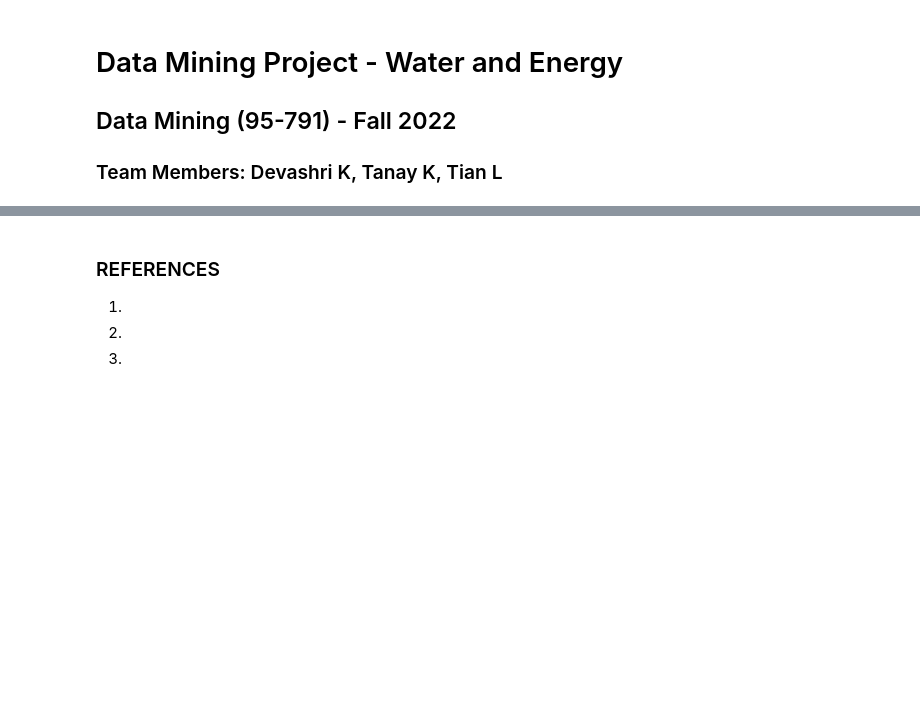
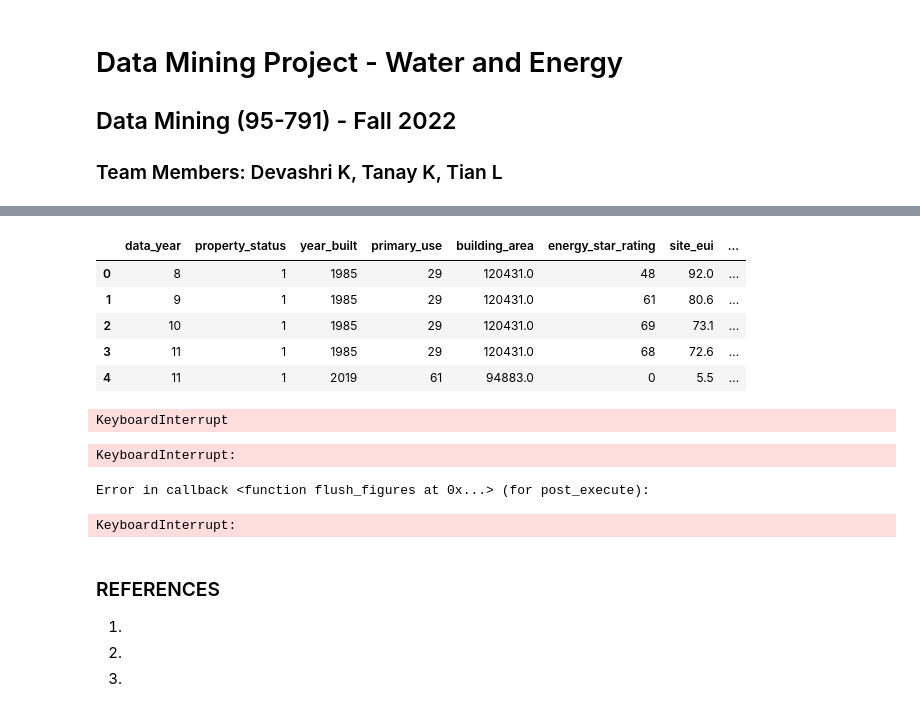
Before and after one commit to tanay-gits/DMiningProject, a Jupyter notebook: DMProject_Water_Energy.ipynb, the cells around one changed output, grey strips where cells are left out. Drawn from its saved outputs; the diff is of its cells as text; code cells hidden in the pictures; blank space fills up the shorter version.

```diff
--- a/DMProject_Water_Energy.ipynb
+++ b/DMProject_Water_Energy.ipynb
@@ -27,0 +140,7 @@ simplefilter(action='ignore', category=FutureWarning)
+# %%
+df_raw['year_built'] = df_raw['year_built'].fillna(df_raw['year_built'].mean())
+df_raw['ward'] = df_raw['ward'].fillna(df_raw['ward'].mode()[0])
+df_raw['owner_of_record'] = df_raw['owner_of_record'].fillna("Missing")
+df_raw['city'] = df_raw['city'].fillna("WASHINGTON")
+df_raw['state'] = df_raw['state'].fillna("DC")
+df_raw['address_id'] = df_raw['address_id'].fillna("Missing")
@@ -27,0 +171,10 @@ simplefilter(action='ignore', category=FutureWarning)
+# %%
+df = (df_raw.drop(['pid', 'ssl', 'property_id', 'property_name', 'latitude',
+                 'longitude', 'address_id', 'x_coord', 'y_coord', 'city',
+                 'state','owner_of_record','ward', 'address','zipcode',
+                'object_id', 'weather_site_eui','gas_jan', 'gas_feb', 'gas_mar',
+                   'gas_apr', 'gas_may', 'gas_jun', 'gas_jul', 'gas_aug', 'gas_sep',
+                   'gas_oct', 'gas_nov', 'gas_dec', 'electricity_jan', 'electricity_feb',
+                   'electricity_mar', 'electricity_apr', 'electricity_may', 'electricity_jun',
+                   'electricity_jul', 'electricity_aug', 'electricity_sep', 'electricity_oct',
+                   'electricity_nov', 'electricity_dec', 'carbon_emission'], axis = 1))
@@ -27,0 +228,3 @@ simplefilter(action='ignore', category=FutureWarning)
+# %%
+df['year_built'] = df['year_built'].astype(int)
+print(df.year_built.unique())
@@ -28,3 +244,26 @@ simplefilter(action='ignore', category=FutureWarning)
+# %%
+cols = ['primary_use', 'data_year', 'property_status']
+df[cols] = df[cols].apply(LabelEncoder().fit_transform)
+#your code here
+#print head:
+df.head()
+# %% [output]
+|  | data_year | property_status | year_built | primary_use | building_area | energy_star_rating | site_eui | ... |
+| 0 | 8 | 1 | 1985 | 29 | 120431.0 | 48 | 92.0 | ... |
+| 1 | 9 | 1 | 1985 | 29 | 120431.0 | 61 | 80.6 | ... |
+| 2 | 10 | 1 | 1985 | 29 | 120431.0 | 69 | 73.1 | ... |
+| 3 | 11 | 1 | 1985 | 29 | 120431.0 | 68 | 72.6 | ... |
+| 4 | 11 | 1 | 2019 | 61 | 94883.0 | 0 | 5.5 | ... |
+# %%
+sns.histplot(data=df, x="carbon_intensity")
+# %% [output]
+KeyboardInterrupt
+# %%
+sns.pairplot(data=df.sample(20))
+# %% [output]
+KeyboardInterrupt:
+Error in callback <function flush_figures at 0x...> (for post_execute):
+KeyboardInterrupt:
 # %% [markdown]
 ### REFERENCES
 
```
Also changed, not shown: parts of 12 cells of this notebook.
